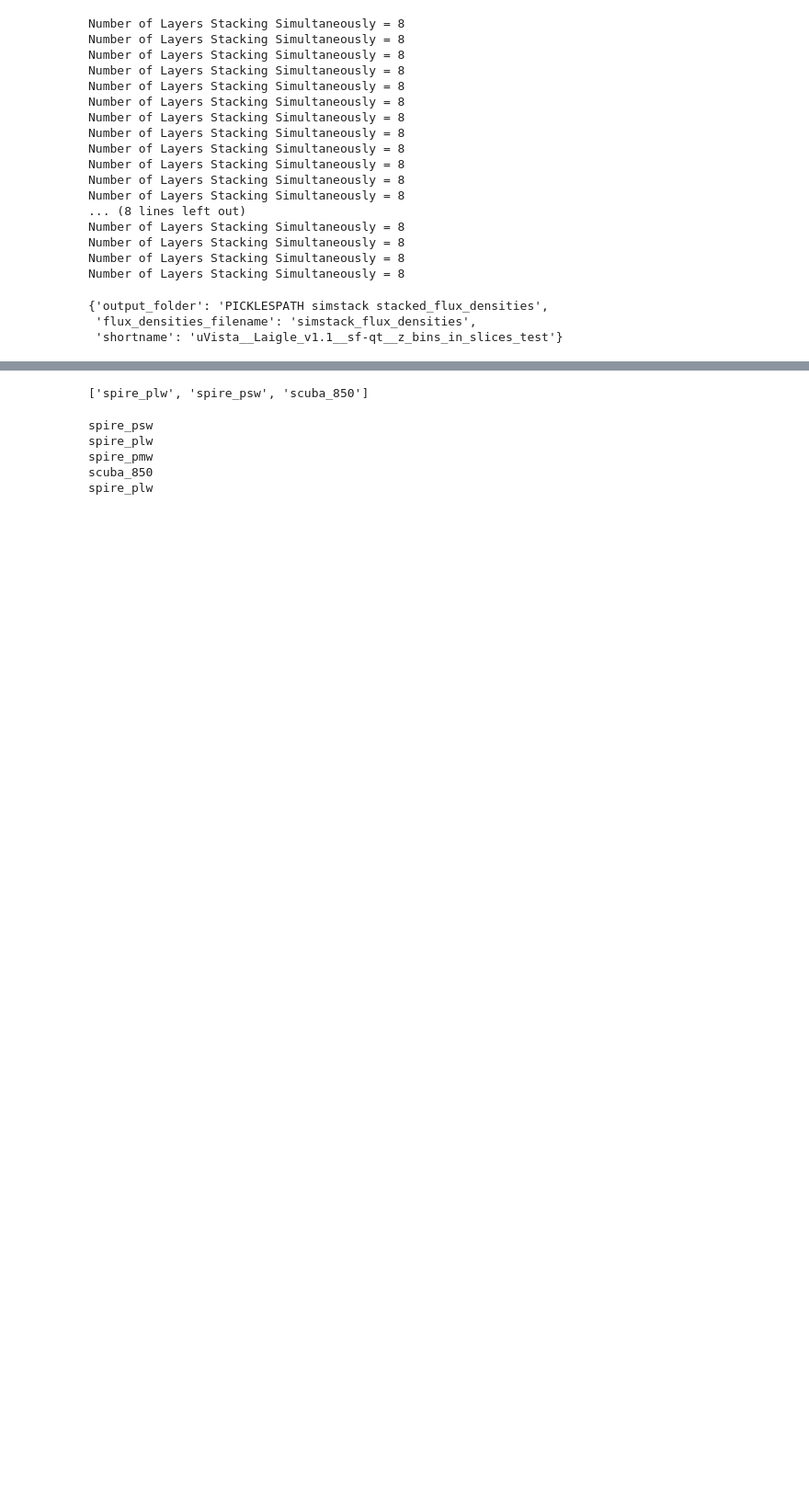
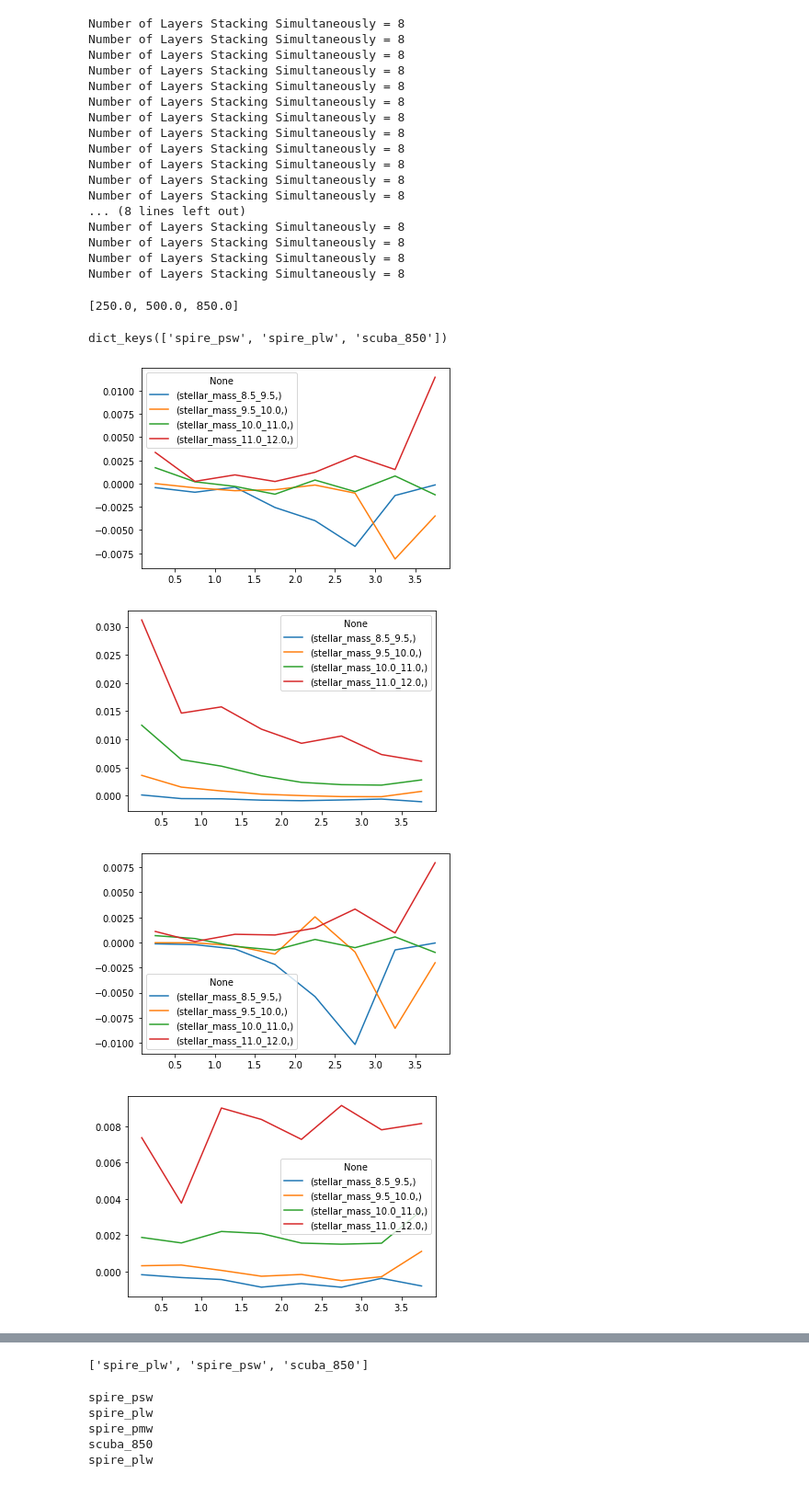
Before and after one commit to marcoviero/simstack2, a Jupyter notebook: example_simstack2.ipynb, the cells around one changed output, grey strips where cells are left out. Shown: that part at 92% size. Cells and saved outputs as stored; diff of their text form; code cells hidden in the pictures; blank space fills up the shorter version.

Commit message:
Put results in pandas dataframe for ease of use.  Also started to add background layer option

```diff
--- a/example_simstack2.ipynb
+++ b/example_simstack2.ipynb
@@ -21,7 +21,7 @@ from simstack import SimstackWrapper
 from IPython.core.display import display, HTML
 display(HTML("<style>.container { width:90% !important; }</style>"))
 # %%
-path_ini_file = os.path.join("examples","cosmos.ini")
+path_ini_file = os.path.join("examples","uvista.ini")
 cosmos = SimstackWrapper(path_ini_file, stack_automatically=True)
 cosmos.parse_results()
 # %% [output]
@@ -42,9 +42,25 @@ Number of Layers Stacking Simultaneously = 8
 Number of Layers Stacking Simultaneously = 8
 Number of Layers Stacking Simultaneously = 8
 Number of Layers Stacking Simultaneously = 8
-# %%
-cosmos.config_dict['io']
-# %% [output]
-{'output_folder': 'PICKLESPATH simstack stacked_flux_densities',
- 'flux_densities_filename': 'simstack_flux_densities',
- 'shortname': 'uVista__Laigle_v1.1__sf-qt__z_bins_in_slices_test'}
+# %%
+wavelengths = cosmos.results_dict.pop('wavelengths')
+print(wavelengths)
+# %% [output]
+[250.0, 500.0, 850.0]
+# %%
+print(cosmos.results_dict.keys())
+for iwv, ivals in cosmos.results_dict.items():
+    #print(ivals['results_df'])
+    flux_df = ivals['results_df']['flux_df']
+    error_df = ivals['results_df']['error_df']
+
+    for ipop in flux_df:
+        #flux_df[ipop]['x']=x
+        #pdb.set_trace()
+        flux_df[ipop].plot();
+# %% [output]
+dict_keys(['spire_psw', 'spire_plw', 'scuba_850'])
+[figure, added]
+[figure, added]
+[figure, added]
+[figure, added]
```
Also changed, not shown: parts of 7 cells of this notebook, 7 other files.
